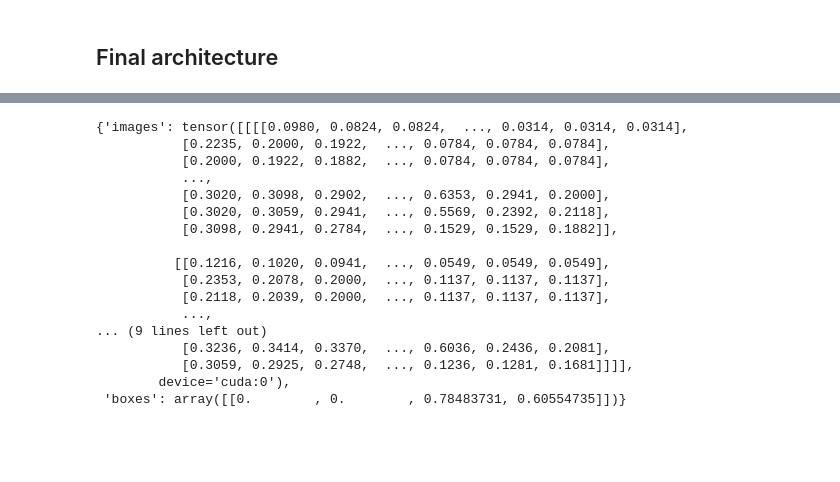
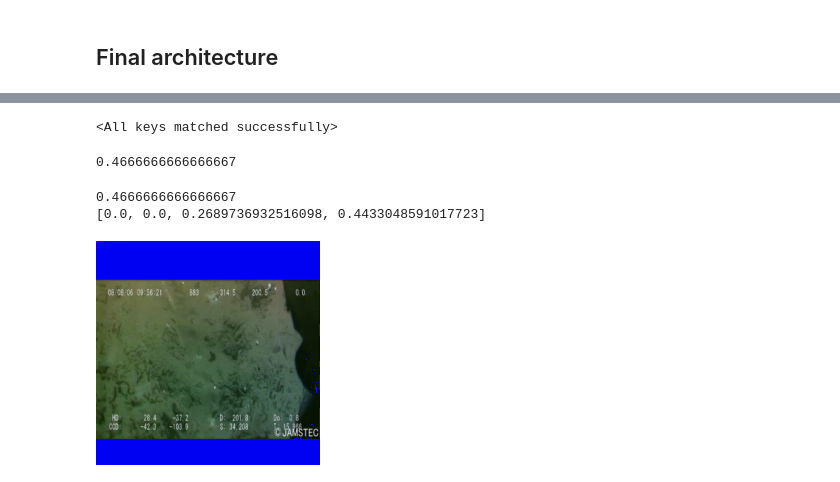
Before and after one commit to sblascolopez/MVA_DL_TrashDetection, a Jupyter notebook: anchors_boxes.ipynb, the cells around one changed output, grey strips where cells are left out. Saved outputs shown, nothing was run; the diff lists cells and outputs as text; code cells hidden in the pictures; blank space fills up the shorter version.

```diff
--- a/anchors_boxes.ipynb
+++ b/anchors_boxes.ipynb
@@ -1159 +1139,13 @@ torch.save(best_model_frcnn_after_alter, "final_model.pt")
+# %%
+fast_rcnn = Fast_RCNN(12544, 4096, 1000, copy.deepcopy(model_RPN_after.pre_trained_model),16,12000,1000,0.7,
+                      model_RPN_after,128,0.25,0.5,7,1/4).to(device)
+# %%
+fast_rcnn.load_state_dict(torch.load("final_model.pt"))
+# %% [output]
+<All keys matched successfully>
+# %%
+batch_exemple = next(iter(instances_train_dataloader))
+exemple =  batch_training_proposal_multi_RPN(batch_exemple, feature_shape, ratio, anchor_scales, device)
+# %% [output]
+0.4666666666666667
 # %%
@@ -1195,23 +1185,3 @@ res = prediction_to_pict_and_boxes(exemple, fast_rcnn)
-# %%
-res
-# %% [output]
-{'images': tensor([[[[0.0980, 0.0824, 0.0824,  ..., 0.0314, 0.0314, 0.0314],
-           [0.2235, 0.2000, 0.1922,  ..., 0.0784, 0.0784, 0.0784],
-           [0.2000, 0.1922, 0.1882,  ..., 0.0784, 0.0784, 0.0784],
-           ...,
-           [0.3020, 0.3098, 0.2902,  ..., 0.6353, 0.2941, 0.2000],
-           [0.3020, 0.3059, 0.2941,  ..., 0.5569, 0.2392, 0.2118],
-           [0.3098, 0.2941, 0.2784,  ..., 0.1529, 0.1529, 0.1882]],
-
-          [[0.1216, 0.1020, 0.0941,  ..., 0.0549, 0.0549, 0.0549],
-           [0.2353, 0.2078, 0.2000,  ..., 0.1137, 0.1137, 0.1137],
-           [0.2118, 0.2039, 0.2000,  ..., 0.1137, 0.1137, 0.1137],
-           ...,
-... (9 lines left out)
-           [0.3236, 0.3414, 0.3370,  ..., 0.6036, 0.2436, 0.2081],
-           [0.3059, 0.2925, 0.2748,  ..., 0.1236, 0.1281, 0.1681]]]],
-        device='cuda:0'),
- 'boxes': array([[0.        , 0.        , 0.78483731, 0.60554735]])}
 # %%
 def pictures_and_boxes(image_tensor, boxes):
     img = transforms.functional.to_pil_image(image_tensor.squeeze())
@@ -1219,12 +1189,17 @@ def pictures_and_boxes(image_tensor, boxes):
     for box in boxes.tolist():
         draw.rectangle(xy = box)
     #Add grown trunth :
-    gt_box = [224*box[[1,0,3,2]] for box in exemple["gt_box"][0]]
-    gt_box = [yxhw_to_vertice(box)[[1,0,3,2]] for box in gt_box]
+    gt_box = [box[[1,0,3,2]] for box in exemple["gt_box"][0]]
+    print(box)
     for gtb in gt_box:
         draw.rectangle(xy = gtb.tolist(), outline = "red")
-        print(gtb)
     return(img)
 # %%
 batch_exemple = next(iter(instances_train_dataloader))
 exemple =  batch_training_proposal_multi_RPN(batch_exemple, feature_shape, ratio, anchor_scales, device)
+res = prediction_to_pict_and_boxes(exemple, fast_rcnn)
+pictures_and_boxes(res["images"],res["boxes"])
+# %% [output]
+0.4666666666666667
+[0.0, 0.0, 0.2689736932516098, 0.4433048591017723]
+[figure, added]
```
Also changed, not shown: parts of 18 cells of this notebook.
